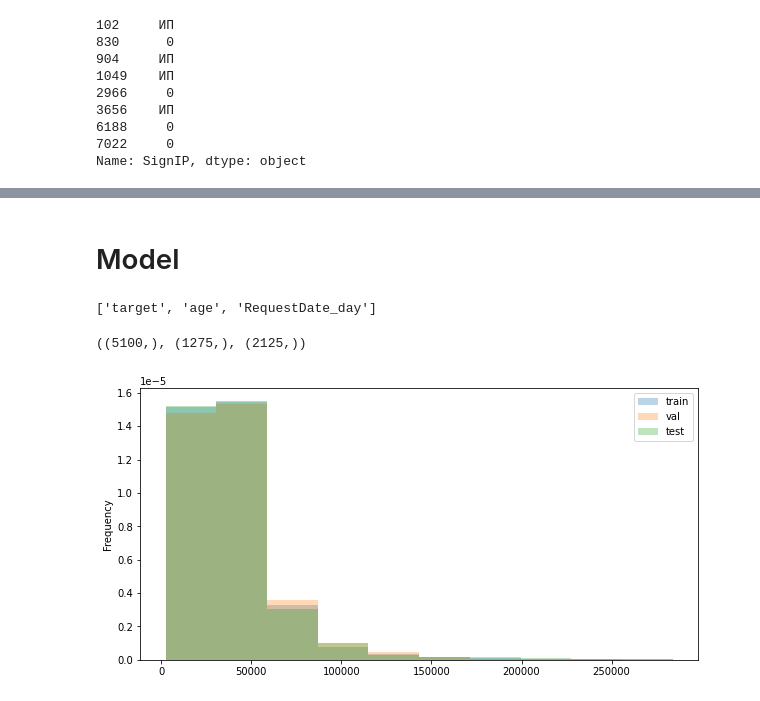
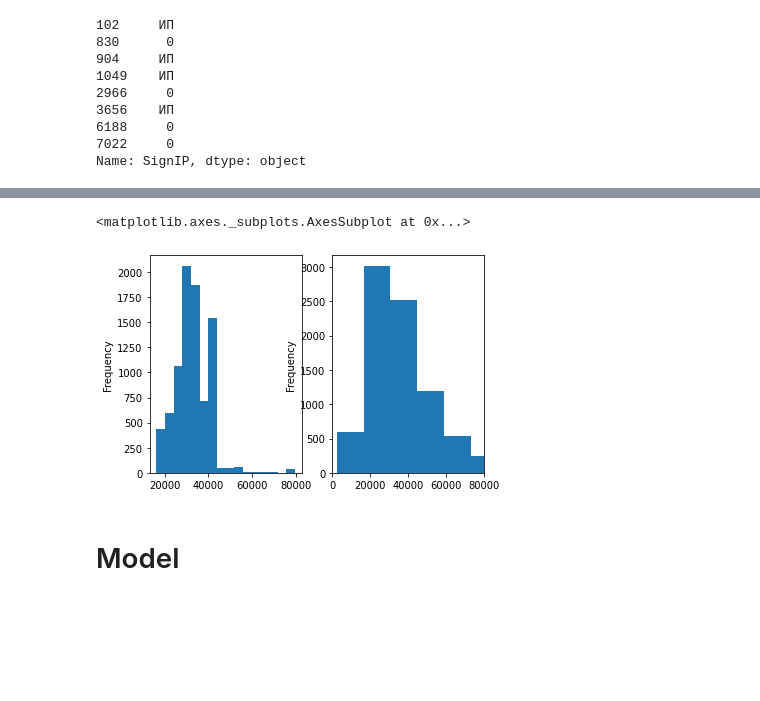
Before and after one commit to deClot/Hakaton_Superhero, a Jupyter notebook: 3.ipynb, the cells around one changed output, grey strips where cells are left out. Cells and saved outputs as stored; diff of their text form; code cells hidden in the pictures; blank space fills up the shorter version.

Commit message:
add income

```diff
--- a/3.ipynb
+++ b/3.ipynb
@@ -153,5 +155,7 @@ df.TypeOfWork = df.TypeOfWork.astype('object').fillna('na')#.astype('category')
 # bins = [-1, 25,75,125,175,225,275,325,375,425,475,550,650,750,850,950,1250,1750,2500,3500]
 # labels = [25,50,100,150,200,250,300,350,400,450,500,600,700,800,900,1000,1500,2000,3000]
 # credit = pd.cut(temp/10**3, bins=bins, labels=labels).astype('int')
+# %%
+df['OrgNtoAge'] = (df.OrgStanding_N)/(df.age-20)
 # %%
 features_num.remove('target')
@@ -157,0 +167,16 @@ features_num.remove('target')
+# %%
+df.LivingRegionName = df.LivingRegionName.astype('object').str.replace('Башкирия', '')\
+                                    .str.replace('Горьковская', 'обл.')\
+                                    .str.replace('(', '').str.replace(')', '')\
+                                    .str.replace('Чувашия', 'Чувашская Республика')\
+                                    .str.replace('Удмуртия', 'Удмуртская Республика')\
+                                    .str.replace('Татарстан', 'Республика Татарстан')\
+                                    .str.replace('Марий Эл', 'Республика Марий Эл') \
+                                    .str.replace('Башкортостан', 'Республика Башкортостан')\
+                                    .str.replace('Санкт-Петербург и область', 'г.Санкт-Петербург')\
+                                    .str.replace('Москва и Московская обл.', 'г.Москва')
+# %%
+def get_income_region(x):
+  year, period = x.RequestDate_year, x.RequestDate_quarter
+  assert np.isin(x.LivingRegionName, incom_region.region)
+  return incom_region[(incom_region.region == x.LivingRegionName)][(year,period)].iat[0]
@@ -157,0 +195,3 @@ features_num.remove('target')
+# %%
+%%time
+df['income_region'] = df.apply(get_income_region, axis=1)
@@ -158,3 +201,11 @@ features_num.remove('target')
+# %%
+ax=plt.subplot(121)
+df.income_region.plot(kind='hist',ax=ax, bins=16)
+ax=plt.subplot(122)
+df.target.plot(kind='hist', ax=ax, xlim=(0,80000), bins=20)
+# %% [output]
+<matplotlib.axes._subplots.AxesSubplot at 0x...>
+[figure, added]
 # %% [markdown]
 # Model
 # %%
@@ -173,23 +227,3 @@ def get_train_val(X, y, cv5):
   return X_train, y_train, X_val, y_val
 # %%
 # df_ini = df.copy()
-# %%
-to_drop = ['target'] +['age', 'RequestDate_day']# [f for f in df_ohe.columns if 'age' not in f]
-display(to_drop)
-
-target = df.target
-X_ini, X_test_ini, y_ini, y_test_ini = train_test_split(df.drop(to_drop, axis=1), target,
-                                        random_state=2020)
-
-cv5 = ShuffleSplit(5, test_size=0.2, random_state=2020)
-X_train,y_train,X_val,y_val = get_train_val(X_ini, pd.Series(y_ini), cv5)
-# %% [output]
-['target', 'age', 'RequestDate_day']
-# %%
-temp = pd.concat([y_train, y_val, y_test_ini],axis=1)
-temp.columns = ['train', 'val', 'test']
-temp.plot(kind='hist', density=True, alpha=0.3);
-y_train.shape, y_val.shape, y_test.shape
-# %% [output]
-((5100,), (1275,), (2125,))
-[figure, removed]
```
Also changed, not shown: parts of 51 cells of this notebook.
